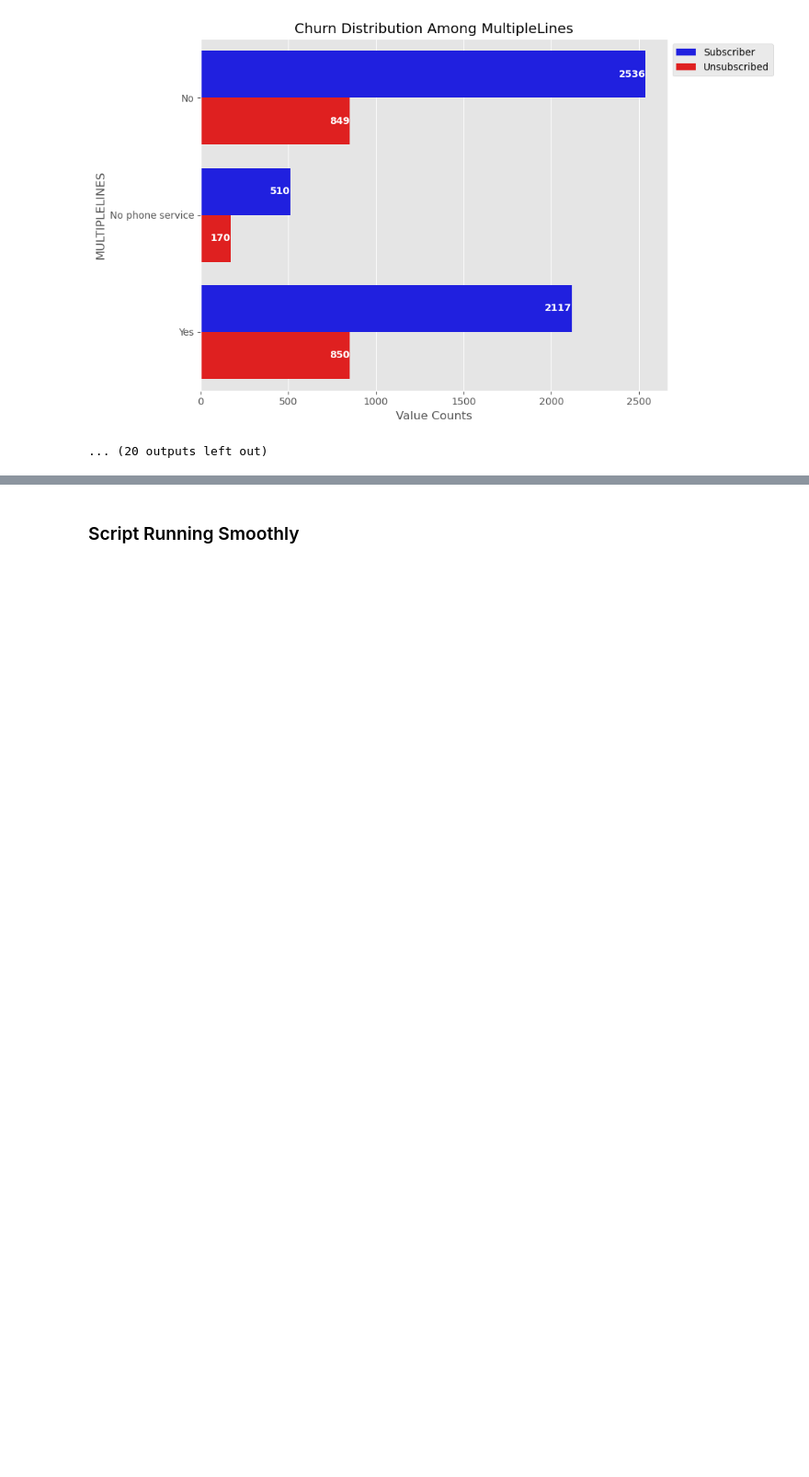
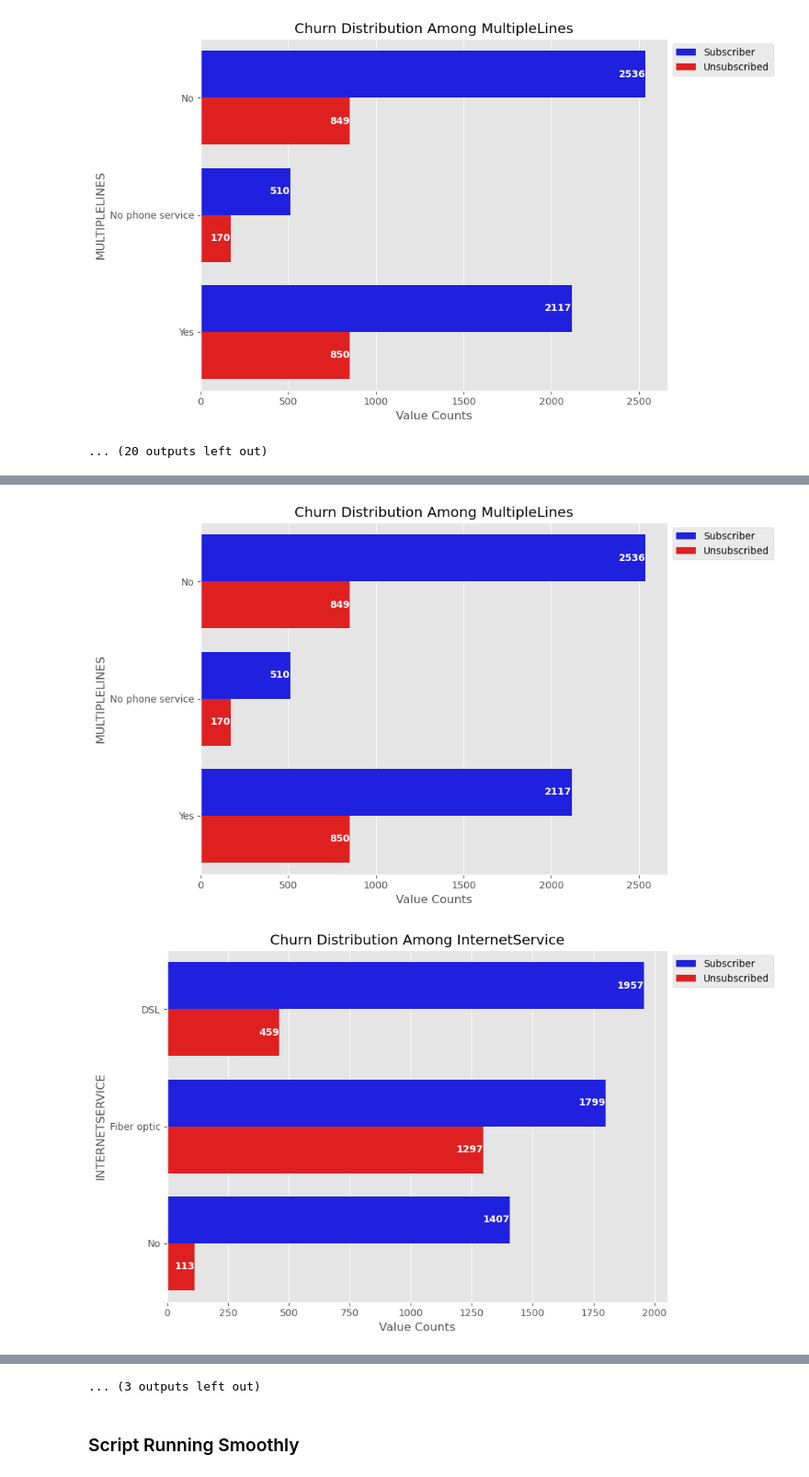
Before and after one commit to mrhussaink7/telco-churn-model, a Jupyter notebook: notebooks/exploratory_data_analysis.ipynb, the cells around one changed output, grey strips where cells are left out. Shown at 92% size. Saved outputs shown, nothing was run; the diff lists cells and outputs as text; code cells hidden in the pictures; blank space fills up the shorter version.

```diff
--- a/notebooks/exploratory_data_analysis.ipynb
+++ b/notebooks/exploratory_data_analysis.ipynb
@@ -275,0 +312,32 @@ FEATURE: MULTIPLELINES
+# %%
+
+create_churn_plot('SeniorCitizen')
+
+create_churn_plot('Partner')
+
+create_churn_plot('Dependents')
+
+create_churn_plot('PhoneService')
+
+create_churn_plot('MultipleLines')
+
+create_churn_plot('InternetService')
+
+create_churn_plot('OnlineSecurity')
+
+create_churn_plot('OnlineBackup')
+
+create_churn_plot('DeviceProtection')
+
+create_churn_plot('TechSupport')
+
+create_churn_plot('StreamingTV')
+
+create_churn_plot('StreamingMovies')
+
+create_churn_plot('Contract')
+
+create_churn_plot('PaperlessBilling')
+
+create_churn_plot('PaymentMethod')
+# %% [output]
@@ -275,0 +348,2 @@ FEATURE: MULTIPLELINES
+[figure, added]
+[figure, added]
@@ -276,3 +356,4 @@ FEATURE: MULTIPLELINES
+... (3 outputs left out)
 # %% [markdown]
 ### Script Running Smoothly
 # %%
```
Also changed, not shown: parts of 18 cells of this notebook.
